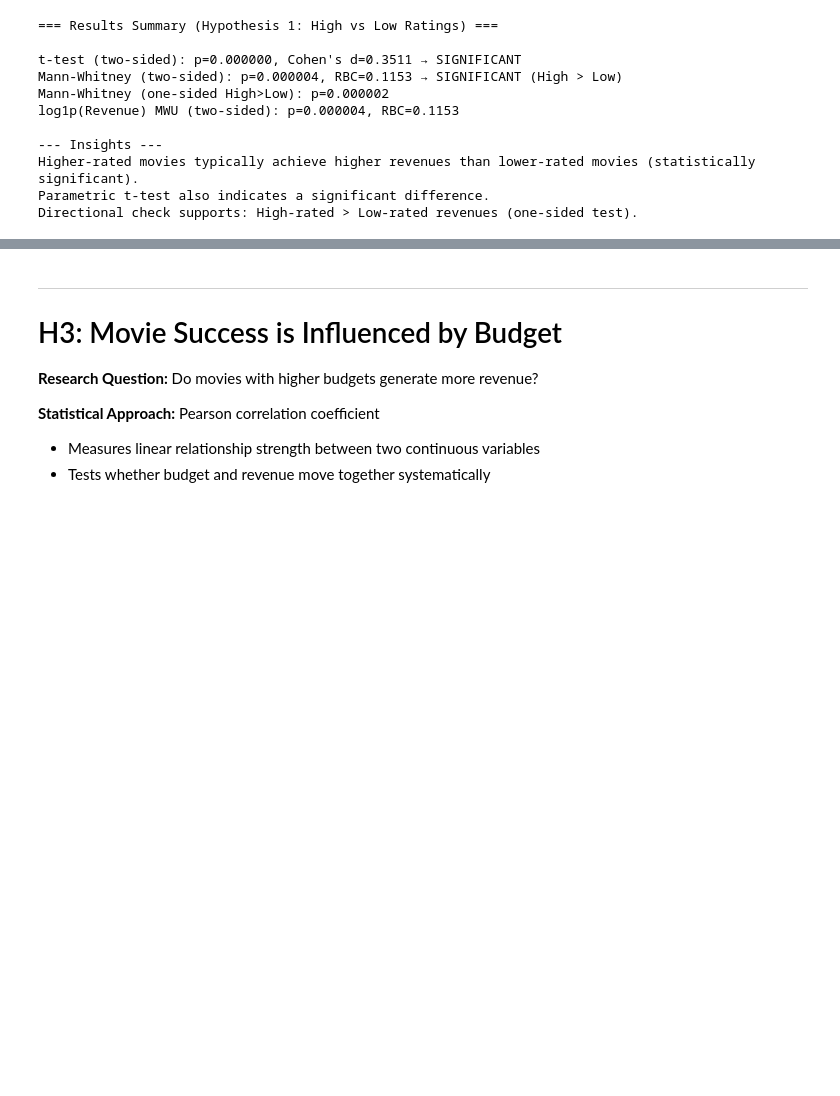
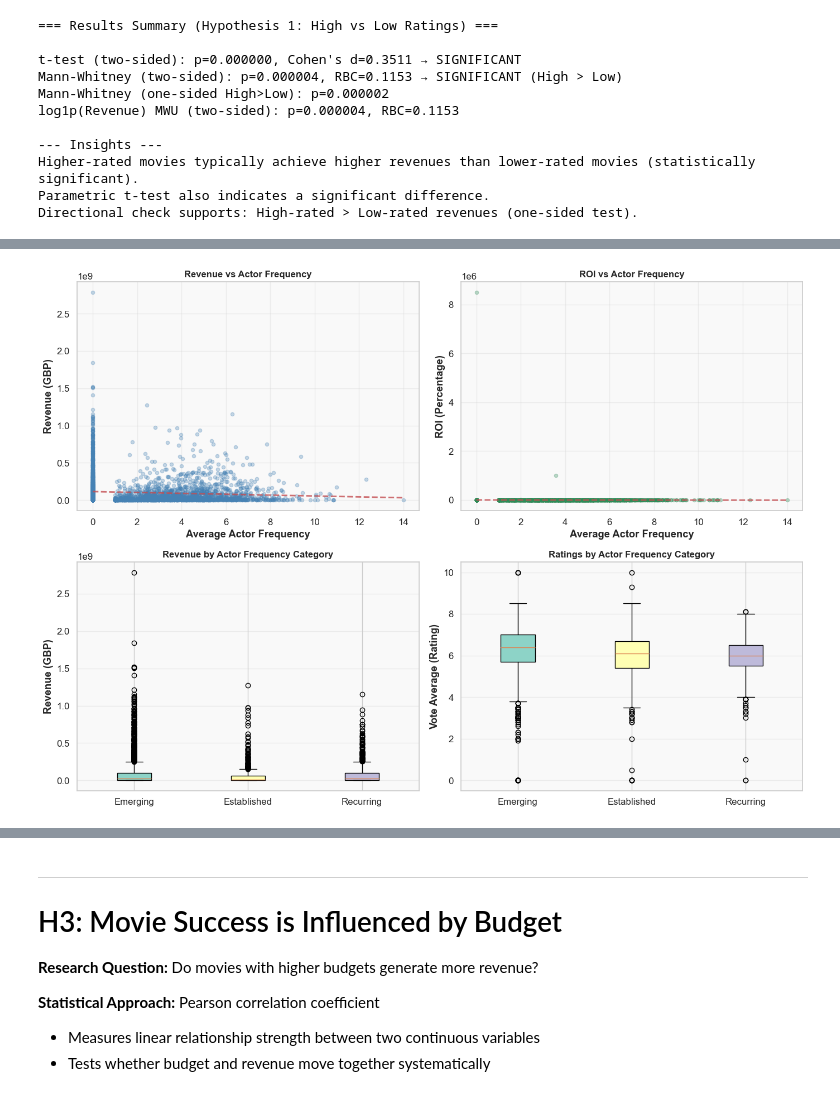
Before and after one commit to JayneLawley/Team1_TMDb_Hackathon_2, a Jupyter notebook: jupyter_notebooks/EDA_HM2.ipynb, the cells around one changed output, grey strips where cells are left out. Cells and saved outputs as stored; diff of their text form; code cells hidden in the pictures; blank space fills up the shorter version.

```diff
--- a/jupyter_notebooks/EDA_HM2.ipynb
+++ b/jupyter_notebooks/EDA_HM2.ipynb
@@ -549,0 +700,62 @@ Directional check supports: High-rated > Low-rated revenues (one-sided test).
+# %%
+
+# Create visualisations for actor frequency analysis
+fig, axes = plt.subplots(2, 2, figsize=(14, 10))
+
+# Row 1: Scatter plots with correlation lines
+metrics_to_plot = ['Revenue', 'ROI', 'Vote_average']
+valid_all = df[(df['Revenue'].notna()) & (df['ROI'].notna()) &
+               (df['Vote_average'].notna()) & (df['Avg_actor_frequency'].notna())].copy()
+
+# Revenue scatter
+ax = axes[0, 0]
+ax.scatter(valid_all['Avg_actor_frequency'], valid_all['Revenue'], alpha=0.3, s=20, color='steelblue')
+z = np.polyfit(valid_all['Avg_actor_frequency'], valid_all['Revenue'], 1)
+p = np.poly1d(z)
+x_line = np.linspace(valid_all['Avg_actor_frequency'].min(), valid_all['Avg_actor_frequency'].max(), 100)
+ax.plot(x_line, p(x_line), "r--", linewidth=2, alpha=0.8)
+ax.set_xlabel('Average Actor Frequency', fontweight='bold')
+ax.set_ylabel('Revenue (GBP)', fontweight='bold')
+ax.set_title('Revenue vs Actor Frequency', fontsize=12, fontweight='bold')
+ax.grid(alpha=0.3)
+
+# ROI scatter
+ax = axes[0, 1]
+ax.scatter(valid_all['Avg_actor_frequency'], valid_all['ROI'], alpha=0.3, s=20, color='seagreen')
+z = np.polyfit(valid_all['Avg_actor_frequency'], valid_all['ROI'], 1)
+p = np.poly1d(z)
+ax.plot(x_line, p(x_line), "r--", linewidth=2, alpha=0.8)
+ax.set_xlabel('Average Actor Frequency', fontweight='bold')
+ax.set_ylabel('ROI (Percentage)', fontweight='bold')
+ax.set_title('ROI vs Actor Frequency', fontsize=12, fontweight='bold')
+ax.grid(alpha=0.3)
+
+# Row 2: Box plots by category
+# Revenue by category
+ax = axes[1, 0]
+valid_cat = df[(df['Revenue'].notna()) & (df['Actor_frequency_category'].notna())].copy()
+box_data = [valid_cat[valid_cat['Actor_frequency_category'] == cat]['Revenue'].values
+            for cat in ['Emerging', 'Established', 'Recurring']]
+bp = ax.boxplot(box_data, labels=['Emerging', 'Established', 'Recurring'], patch_artist=True)
+for patch, color in zip(bp['boxes'], ['#8DD3C7', '#FFFFB3', '#BEBADA']):
+    patch.set_facecolor(color)
+ax.set_ylabel('Revenue (GBP)', fontweight='bold')
+ax.set_title('Revenue by Actor Frequency Category', fontsize=12, fontweight='bold')
+ax.grid(axis='y', alpha=0.3)
+
+# Ratings by category
+ax = axes[1, 1]
+valid_cat = df[(df['Vote_average'].notna()) & (df['Actor_frequency_category'].notna())].copy()
+box_data = [valid_cat[valid_cat['Actor_frequency_category'] == cat]['Vote_average'].values
+            for cat in ['Emerging', 'Established', 'Recurring']]
+bp = ax.boxplot(box_data, labels=['Emerging', 'Established', 'Recurring'], patch_artist=True)
+for patch, color in zip(bp['boxes'], ['#8DD3C7', '#FFFFB3', '#BEBADA']):
+    patch.set_facecolor(color)
+ax.set_ylabel('Vote Average (Rating)', fontweight='bold')
+ax.set_title('Ratings by Actor Frequency Category', fontsize=12, fontweight='bold')
+ax.grid(axis='y', alpha=0.3)
+
+plt.tight_layout()
+plt.show()
+# %% [output]
+[figure, added]
```
Also changed, not shown: parts of 10 cells of this notebook.
